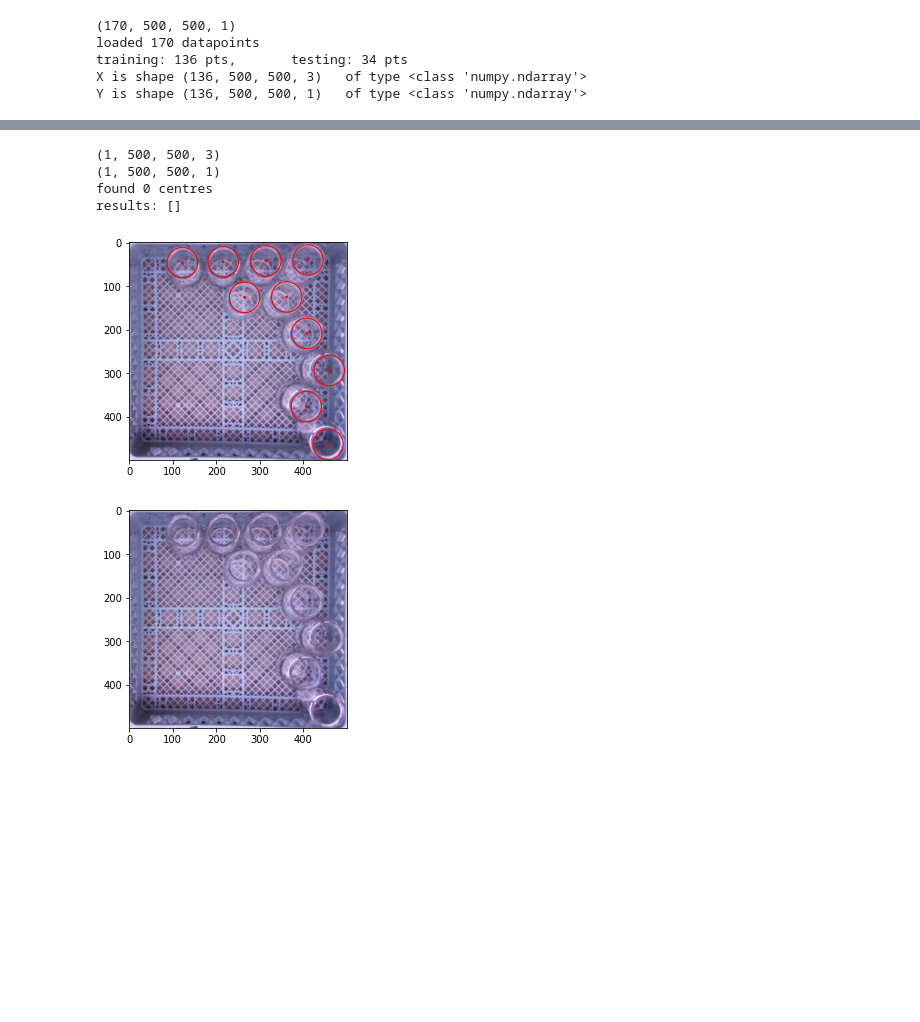
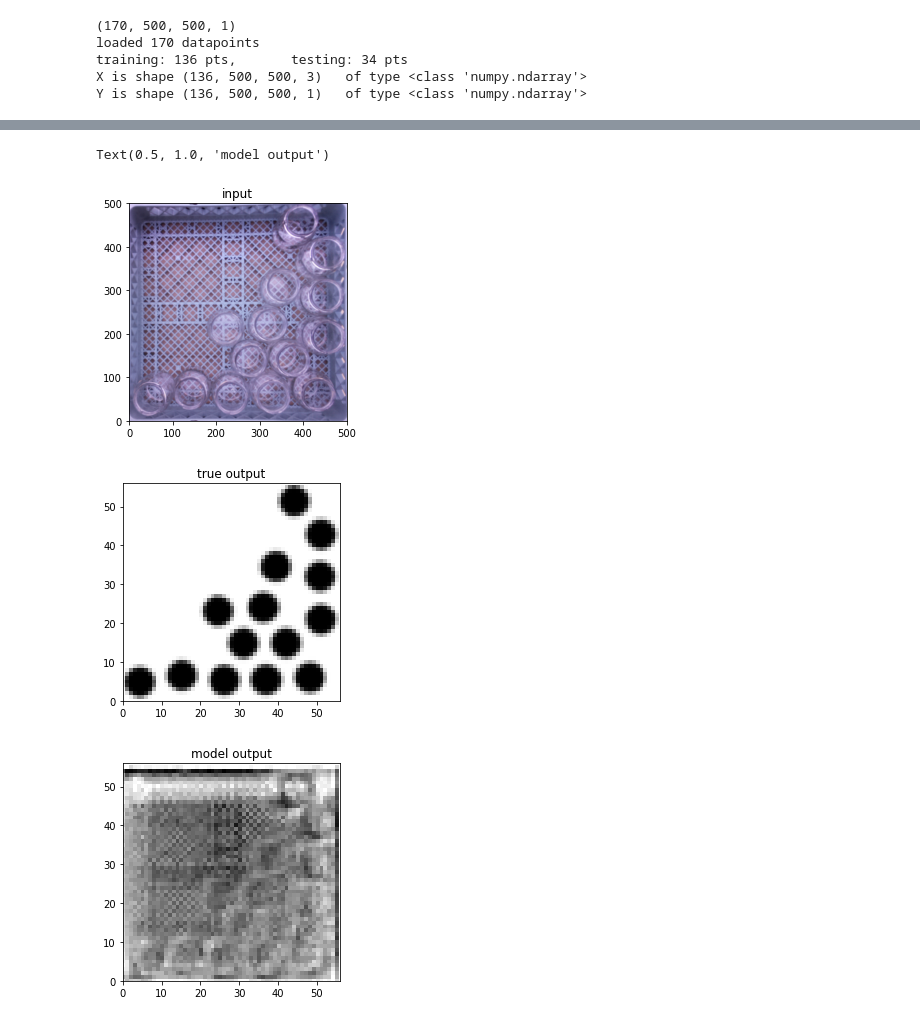
Before and after one commit to LiamAkkerman/Jar-Vision-System, a Jupyter notebook: desktop/main.ipynb, the cells around one changed output, grey strips where cells are left out. Cells and saved outputs as stored; diff of their text form; code cells hidden in the pictures; blank space fills up the shorter version.

Commit message:
resize training y data to fit with model
the model does run now but does not predict anything.

```diff
--- a/desktop/main.ipynb
+++ b/desktop/main.ipynb
@@ -39,7 +39,7 @@ def coords_to_image_full(coords, shape=(500,500,1), high_value=0.999):
 
     shape_padded = (shape[0] + 100, shape[1] + 100, 1)
 
-    image = np.zeros(shape, dtype='float')
+    image = np.zeros(shape, dtype='float32')
     for i, pt_list in enumerate(coords): # TODO rewrite with better looping
         for pt in pt_list:
             rr, cc = disk(pt, 35) # draw a circle
@@ -205,0 +232,5 @@ model = keras.Sequential([
+# %%
+from skimage.transform import resize
+
+y_train_resized = np.asarray([resize(a, (56,56)) for a in y_train])
+y_test_resized = np.asarray([resize(a, (56,56)) for a in y_test])
@@ -206,14 +242,14 @@ model = keras.Sequential([
 # %%
 # train and evalute the model
 print('X is shape', x_train.shape, '\tof type', type(x_train))
-print('Y is shape', y_train.shape, '\tof type', type(y_train))
+print('Y is shape', y_train_resized.shape, '\tof type', type(y_train))
 
 model.compile(optimizer='adam',
             loss='sparse_categorical_crossentropy',
             metrics=['accuracy'])
 
-hist = model.fit(x=x_train, y=y_train, epochs=5)
-loss, acc = model.evaluate(x=x_test, y=y_test)
+hist = model.fit(x=x_train, y=y_train_resized, epochs=10)
+loss, acc = model.evaluate(x=x_test, y=y_test_resized)
 
 print('test accuracy:', acc)
 print('test loss:', loss)
@@ -228,30 +274,37 @@ ValueError: in user code:
-# %%
-rand_image = choice(list(zip(x_test, y_test)))
-
-rand_input = np.reshape(rand_image[0], (1, *rand_image[0].shape))
-rand_output = np.reshape(rand_image[1], (1, *rand_image[1].shape))
-print(rand_input.shape)
-print(rand_output.shape)
-
-fig, ax = plt.subplots()
-plt.imshow(rand_image[0])
-overlay_centres(image_to_coords(rand_image[1]), ax)
-
-
-test_result = model.predict(rand_input)
-print('found', np.count_nonzero(test_result), 'centres')
-test_coords = image_to_coords(test_result)
-print('results:', test_coords)
-fig, ax = plt.subplots()
-plt.imshow(rand_image[0])
-overlay_centres(test_coords, ax)
-# %% [output]
-(1, 500, 500, 3)
-(1, 500, 500, 1)
-found 0 centres
-results: []
-[figure, removed]
-[figure, removed]
+# %%
+rand_image = choice(list(zip(x_data, y_data_coord, y_data_image)))
+while len(rand_image[1]) < 5:    # make sure the chosen one is interesting
+    rand_image = choice(list(zip(x_data, y_data_coord, y_data_image)))
+
+rand_input = np.reshape(rand_image[0], (1, *rand_image[0].shape))
+rand_output = np.reshape(rand_image[2], (1, *rand_image[2].shape))
+
+fig, ax = plt.subplots()
+plt.imshow(rand_image[0])
+plt.xlim([0, 500])
+plt.ylim([0, 500])
+plt.title('input')
+#plt.axis('off')
+
+#overlay_centres(rand_image[1], ax)
+
+fig, ax = plt.subplots()
+plt.imshow(resize(rand_output[0,:,:,:], (56,56)), cmap='binary')
+plt.xlim([0, 56])
+plt.ylim([0, 56])
+plt.title('true output')
+
+test_result = model.predict(rand_input)
+fig, ax = plt.subplots()
+plt.imshow(test_result[0,:,:,:], cmap='binary')
+plt.xlim([0, 56])
+plt.ylim([0, 56])
+plt.title('model output')
+# %% [output]
+Text(0.5, 1.0, 'model output')
+[figure, added]
+[figure, added]
+[figure, added]
 # %%
 # convert and save model
 
```
Also changed, not shown: parts of 6 cells of this notebook.
